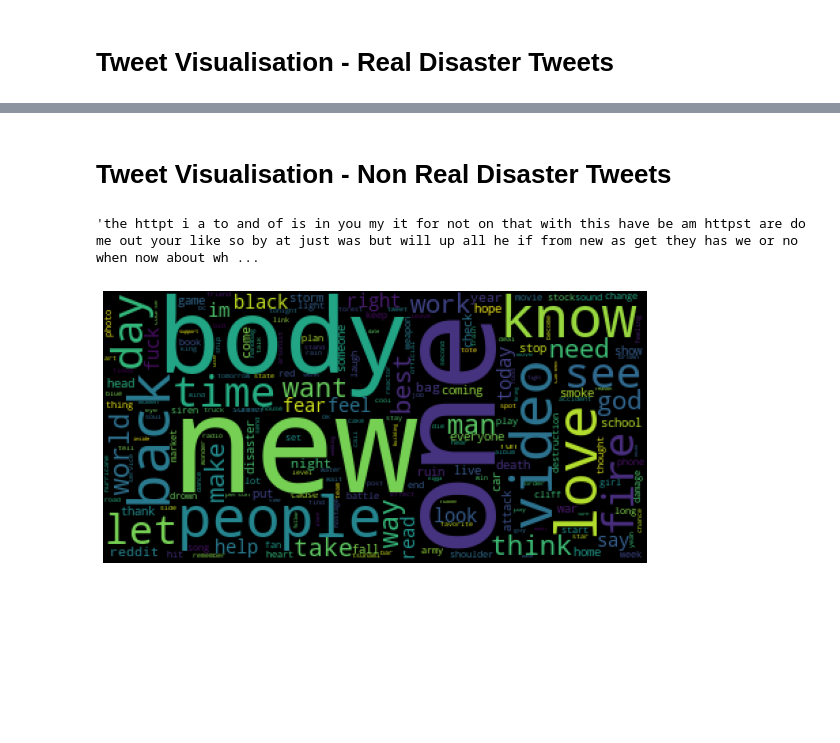
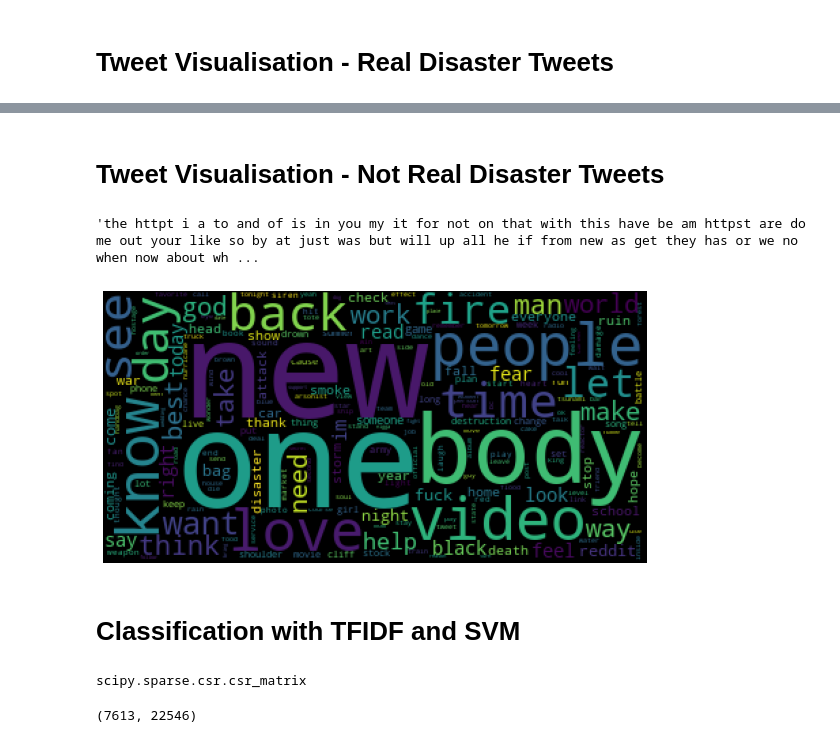
Before and after one commit to data-analytics-professionals/tweet-classification, a Jupyter notebook: tweets.ipynb, the cells around one changed output, grey strips where cells are left out. Cells and saved outputs as stored; diff of their text form; code cells hidden in the pictures; blank space fills up the shorter version.

Commit message:
Added Code for Classification with TFIDF and SVM

```diff
--- a/tweets.ipynb
+++ b/tweets.ipynb
@@ -376,21 +371,23 @@ plt.show()
 # %% [markdown]
-# Tweet Visualisation - Non Real Disaster Tweets
+# Tweet Visualisation - Not Real Disaster Tweets
 # %%
-non_real_disaster_tweets = kgp.get_word_freqs(df=df[df["target"] == 0], col="text")
-non_real_disaster_tweets = " ".join(non_real_disaster_tweets.index)
-non_real_disaster_tweets
+not_real_disaster_tweets = kgp.get_word_freqs(df=df[df["target"] == 0], col="text")
+not_real_disaster_tweets = " ".join(not_real_disaster_tweets.index)
+not_real_disaster_tweets
 # %% [output]
-'the httpt i a to and of is in you my it for not on that with this have be am httpst are do me out your like so by at just was but will up all he if from new as get they has we or no when now about wh ...
+'the httpt i a to and of is in you my it for not on that with this have be am httpst are do me out your like so by at just was but will up all he if from new as get they has or we no when now about wh ...
 # %%
 # Create WordCloud instance word_cloud
 word_cloud = WordCloud(max_font_size=100)
 
 # Generate word_cloud
-word_cloud.generate(non_real_disaster_tweets)
+word_cloud.generate(not_real_disaster_tweets)
 
 # Plot Words
 plt.imshow(word_cloud)
 plt.axis("off")
 plt.show()
 # %% [output]
-[figure, old version]
+[figure, new version]
+# %% [markdown]
+# Classification with TFIDF and SVM
@@ -396,0 +406,10 @@ plt.show()
+# %%
+# Type of X
+type(X)
+# %% [output]
+scipy.sparse.csr.csr_matrix
+# %%
+# Get shape of X
+print(X.shape)
+# %% [output]
+(7613, 22546)
```
Also changed, not shown: parts of 13 cells of this notebook.
